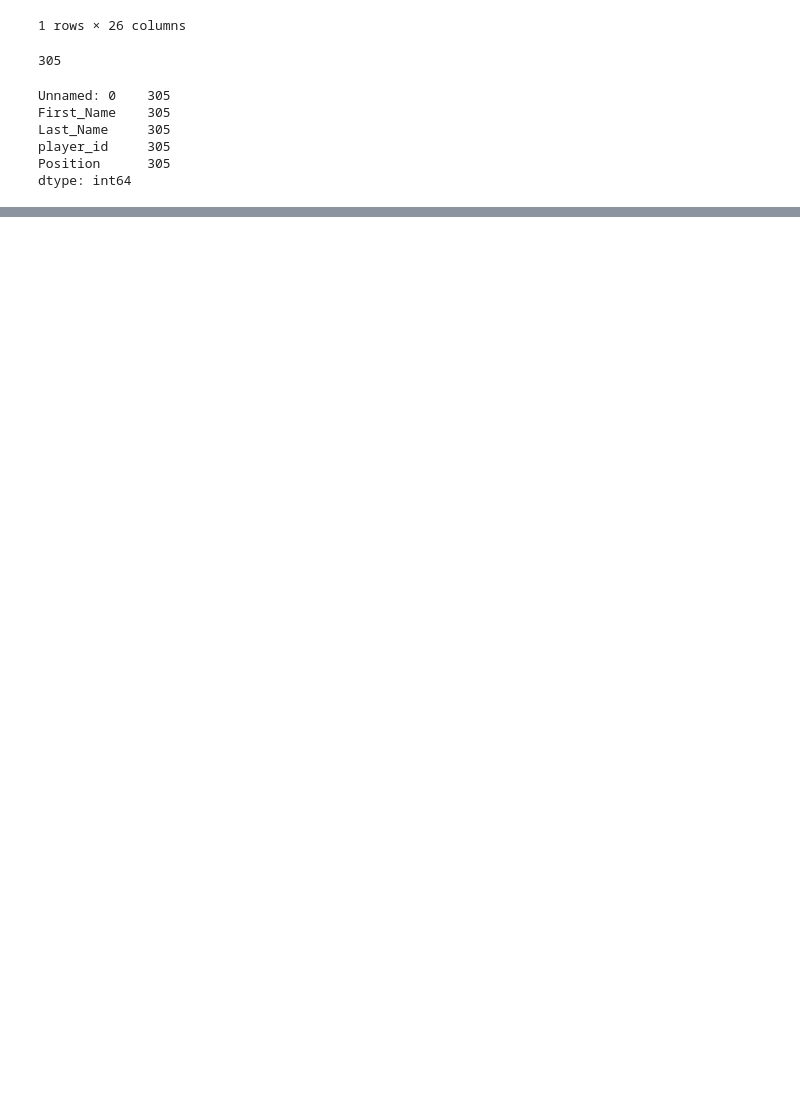
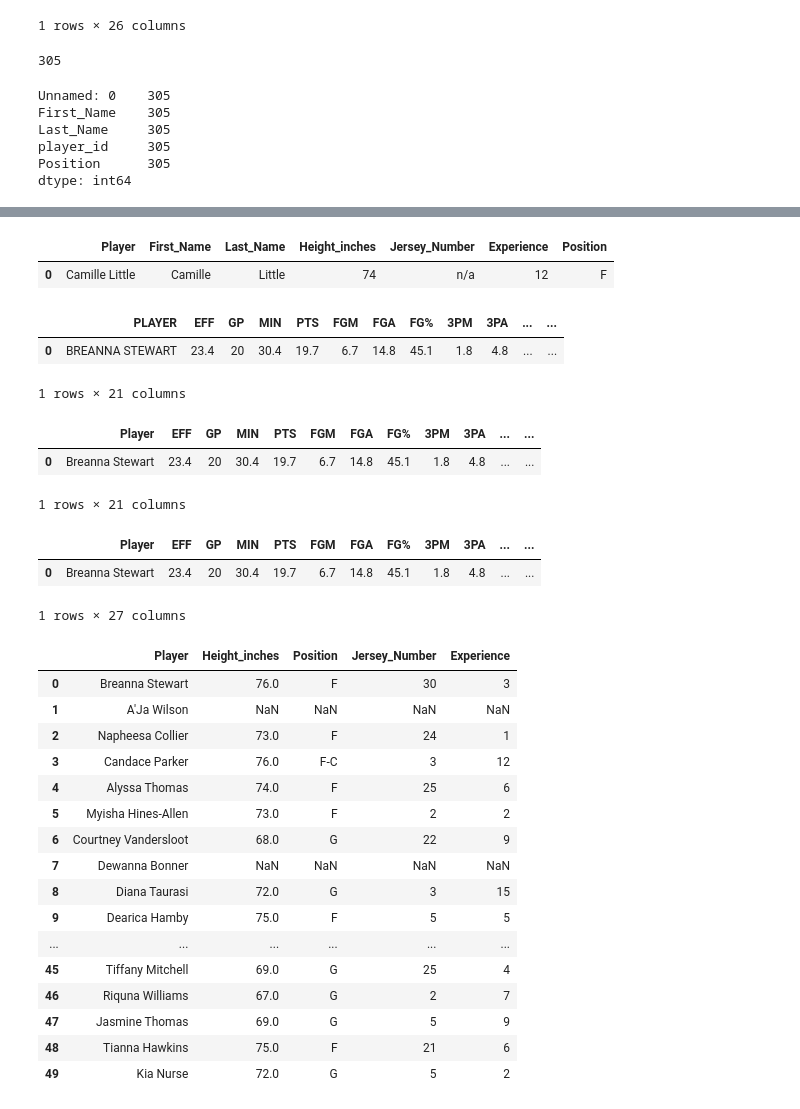
Before and after one commit to tylerspck/Bubble_ball, a Jupyter notebook: Player Data.ipynb, the cells around one changed output, grey strips where cells are left out. Saved outputs shown, nothing was run; the diff lists cells and outputs as text; code cells hidden in the pictures; blank space fills up the shorter version.

Commit message:
wnba player profile

```diff
--- a/Player Data.ipynb
+++ b/Player Data.ipynb
@@ -400,0 +356,53 @@ WNBAplayerDF.to_csv("data_files/WNBA_Player_Profile.csv")
+# %%
+WNBAplayerDF = WNBAplayerDF[['Player','First_Name','Last_Name','Height_inches','Jersey_Number','Experience','Position']]
+WNBAplayerDF.head(1)
+# %% [output]
+|  | Player | First_Name | Last_Name | Height_inches | Jersey_Number | Experience | Position |
+| 0 | Camille Little | Camille | Little | 74 | n/a | 12 | F |
+# %%
+#Read in to 50 WNBA players
+
+WNBATop50 = pd.read_csv('data_files/Top50WNBA.csv')
+WNBATop50.head(1)
+# %% [output]
+|  | PLAYER | EFF | GP | MIN | PTS | FGM | FGA | FG% | 3PM | 3PA | ... | ... |
+| 0 | BREANNA STEWART | 23.4 | 20 | 30.4 | 19.7 | 6.7 | 14.8 | 45.1 | 1.8 | 4.8 | ... | ... |
+1 rows × 21 columns
+# %%
+WNBATop50['PLAYER'] = WNBATop50['PLAYER'].str.title()
+# %%
+WNBATop50 = WNBATop50.rename(columns = {'PLAYER': 'Player'}, inplace = False)
+
+WNBATop50.head(1)
+# %% [output]
+|  | Player | EFF | GP | MIN | PTS | FGM | FGA | FG% | 3PM | 3PA | ... | ... |
+| 0 | Breanna Stewart | 23.4 | 20 | 30.4 | 19.7 | 6.7 | 14.8 | 45.1 | 1.8 | 4.8 | ... | ... |
+1 rows × 21 columns
+# %%
+WNBATop50_DF = pd.merge(WNBATop50, WNBAplayerDF, on='Player', how = "left")
+WNBATop50_DF.head(1)
+# %% [output]
+|  | Player | EFF | GP | MIN | PTS | FGM | FGA | FG% | 3PM | 3PA | ... | ... |
+| 0 | Breanna Stewart | 23.4 | 20 | 30.4 | 19.7 | 6.7 | 14.8 | 45.1 | 1.8 | 4.8 | ... | ... |
+1 rows × 27 columns
+# %%
+WNBATop50_DF = WNBATop50_DF[['Player','Height_inches','Position','Jersey_Number','Experience']]
+WNBATop50_DF
+# %% [output]
+|  | Player | Height_inches | Position | Jersey_Number | Experience |
+| 0 | Breanna Stewart | 76.0 | F | 30 | 3 |
+| 1 | A'Ja Wilson | NaN | NaN | NaN | NaN |
+| 2 | Napheesa Collier | 73.0 | F | 24 | 1 |
+| 3 | Candace Parker | 76.0 | F-C | 3 | 12 |
+| 4 | Alyssa Thomas | 74.0 | F | 25 | 6 |
+| 5 | Myisha Hines-Allen | 73.0 | F | 2 | 2 |
+| 6 | Courtney Vandersloot | 68.0 | G | 22 | 9 |
+| 7 | Dewanna Bonner | NaN | NaN | NaN | NaN |
+| 8 | Diana Taurasi | 72.0 | G | 3 | 15 |
+| 9 | Dearica Hamby | 75.0 | F | 5 | 5 |
+| ... | ... | ... | ... | ... | ... |
+| 45 | Tiffany Mitchell | 69.0 | G | 25 | 4 |
+| 46 | Riquna Williams | 67.0 | G | 2 | 7 |
+| 47 | Jasmine Thomas | 69.0 | G | 5 | 9 |
+| 48 | Tianna Hawkins | 75.0 | F | 21 | 6 |
+| 49 | Kia Nurse | 72.0 | G | 5 | 2 |
```
Also changed, not shown: parts of 24 cells of this notebook, 2 other files.
